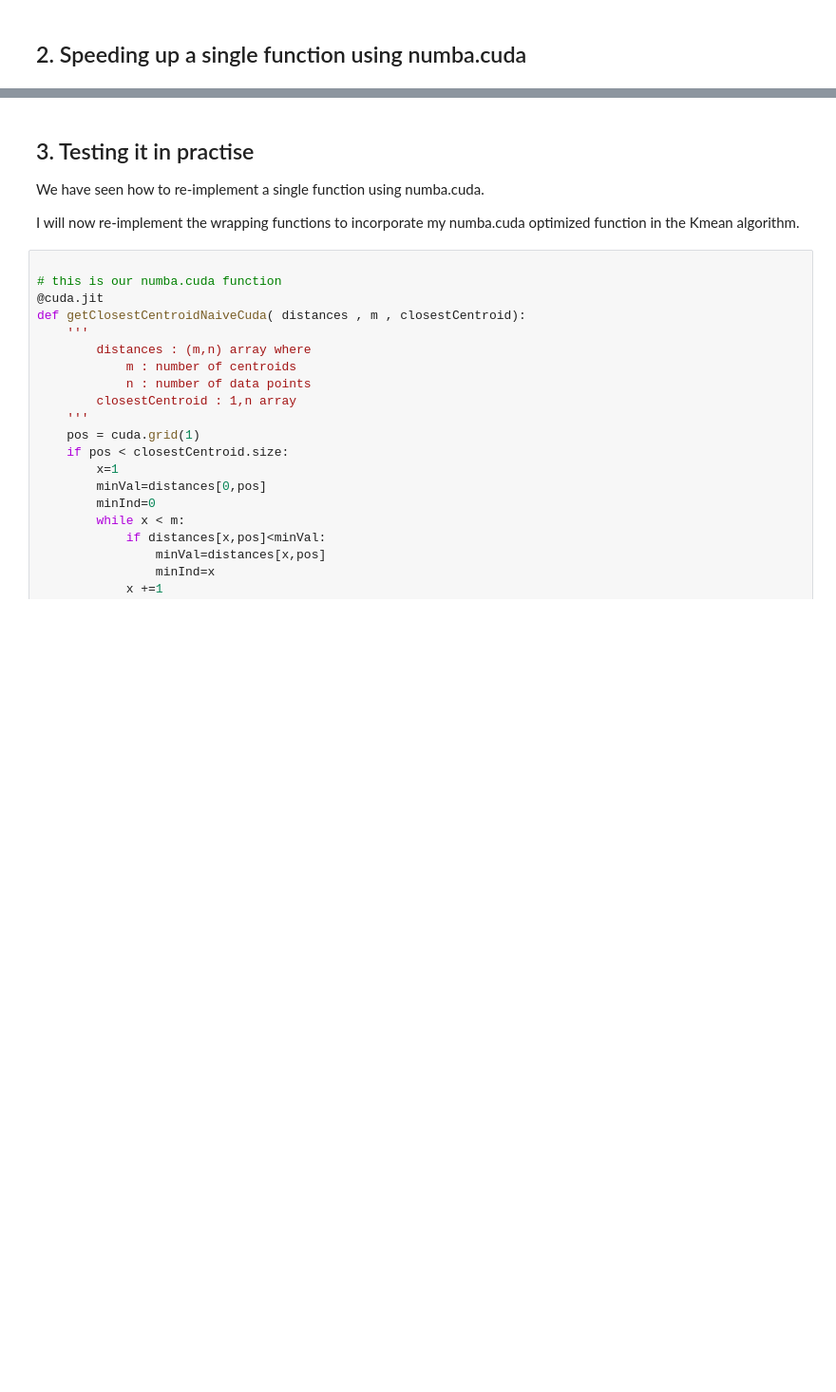
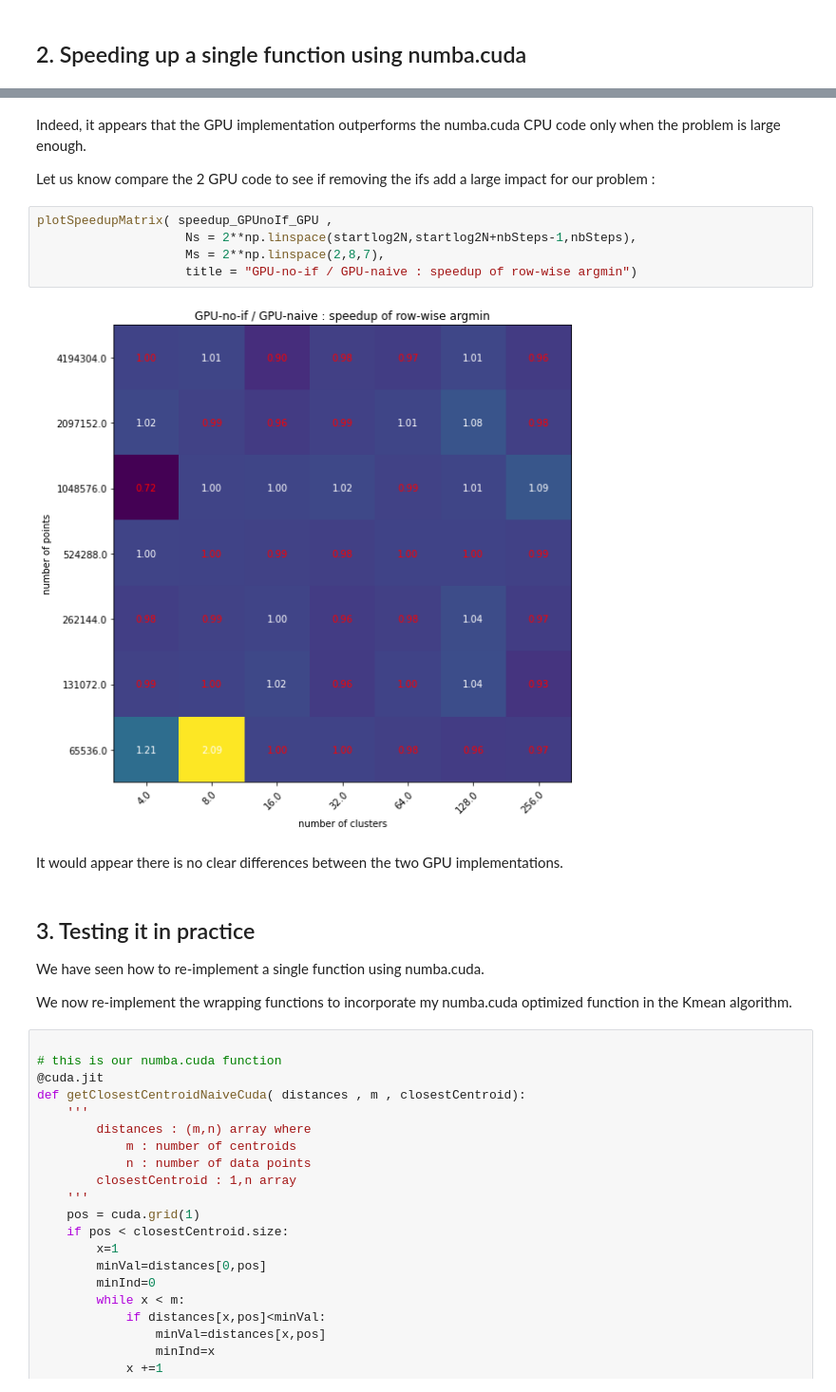
Before and after one commit to rmcabezon/GPU-course, a Jupyter notebook: notebooks/Kmeans_naiveNumbaCUDA.ipynb, the cells around one changed output, grey strips where cells are left out. Shown at 95% size. Drawn from its saved outputs; the diff is of its cells as text; blank space fills up the shorter version.

Commit message:
updated kmean notebook

```diff
--- a/notebooks/Kmeans_naiveNumbaCUDA.ipynb
+++ b/notebooks/Kmeans_naiveNumbaCUDA.ipynb
@@ -482,9 +669,22 @@ This corresponds to the cases where the word load of each kernel is low and ther
+# %% [markdown]
+Indeed, it appears that the GPU implementation outperforms the numba.cuda CPU code only when the problem is large enough.
+
+Let us know compare the 2 GPU code to see if removing the ifs add a large impact for our problem :
+# %%
+plotSpeedupMatrix( speedup_GPUnoIf_GPU ,
+                    Ns = 2**np.linspace(startlog2N,startlog2N+nbSteps-1,nbSteps),
+                    Ms = 2**np.linspace(2,8,7),
+                    title = "GPU-no-if / GPU-naive : speedup of row-wise argmin")
+# %% [output]
+[figure, added]
+# %% [markdown]
+It would appear there is no clear differences between the two GPU implementations.
 # %% [markdown]
-## 3. Testing it in practise
+## 3. Testing it in practice
 
 We have seen how to re-implement a single function using numba.cuda.
 
-I will now re-implement the wrapping functions to incorporate my numba.cuda optimized function in the Kmean algorithm.
+We now re-implement the wrapping functions to incorporate my numba.cuda optimized function in the Kmean algorithm.
 # %%
 
 # this is our numba.cuda function
```
Also changed, not shown: parts of 41 cells of this notebook.
